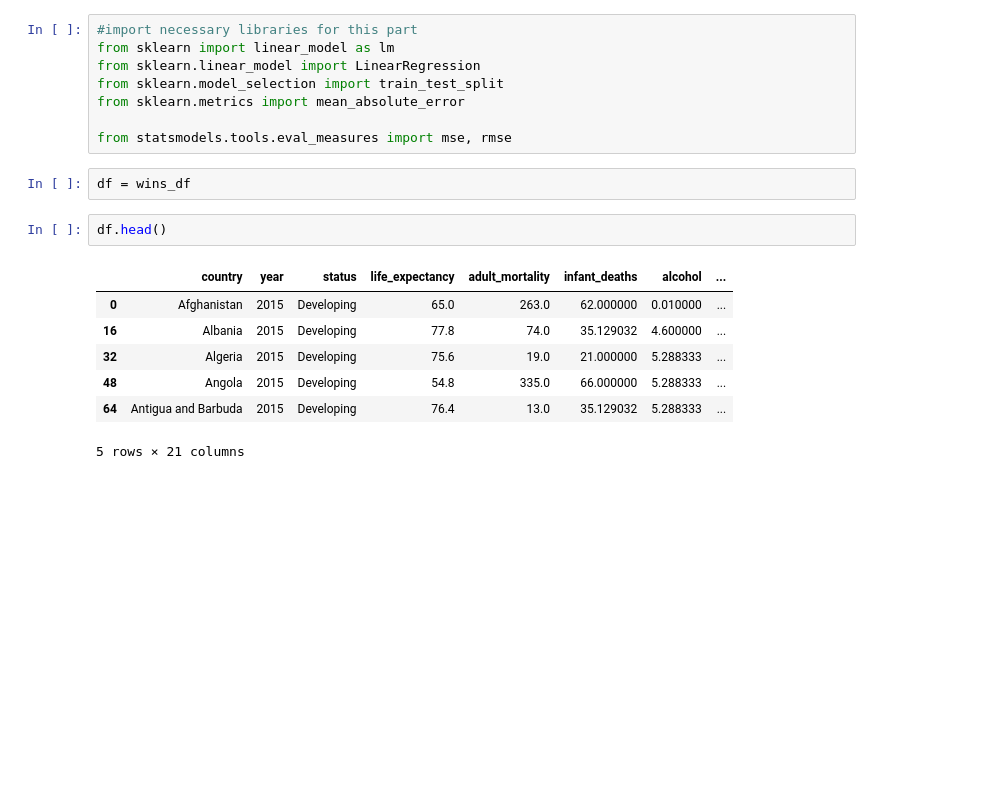
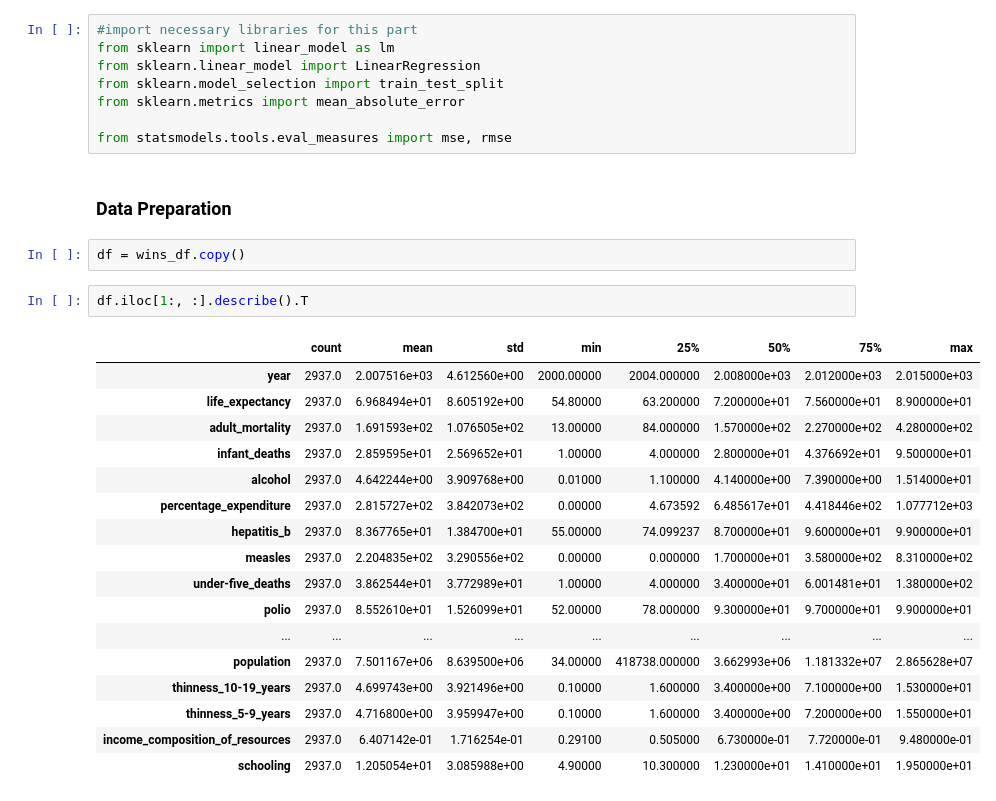
Before and after one commit to Dnezzhello/python_project, a Jupyter notebook: full_code.ipynb, the cells around one changed output. Saved outputs shown, nothing was run; the diff lists cells and outputs as text; blank space fills up the shorter version.

```diff
--- a/full_code.ipynb
+++ b/full_code.ipynb
@@ -543,15 +540,27 @@ from sklearn.model_selection import train_test_split
 from sklearn.metrics import mean_absolute_error
 
 from statsmodels.tools.eval_measures import mse, rmse
+# %% [markdown]
+### Data Preparation
 # %%
-df = wins_df
+df = wins_df.copy()
 # %%
-df.head()
+df.iloc[1:, :].describe().T
 # %% [output]
-|  | country | year | status | life_expectancy | adult_mortality | infant_deaths | alcohol | ... |
-| 0 | Afghanistan | 2015 | Developing | 65.0 | 263.0 | 62.000000 | 0.010000 | ... |
-| 16 | Albania | 2015 | Developing | 77.8 | 74.0 | 35.129032 | 4.600000 | ... |
-| 32 | Algeria | 2015 | Developing | 75.6 | 19.0 | 21.000000 | 5.288333 | ... |
-| 48 | Angola | 2015 | Developing | 54.8 | 335.0 | 66.000000 | 5.288333 | ... |
-| 64 | Antigua and Barbuda | 2015 | Developing | 76.4 | 13.0 | 35.129032 | 5.288333 | ... |
+|  | count | mean | std | min | 25% | 50% | 75% | max |
+| year | 2937.0 | 2.007516e+03 | 4.612560e+00 | 2000.00000 | 2004.000000 | 2.008000e+03 | 2.012000e+03 | 2.015000e+03 |
+| life_expectancy | 2937.0 | 6.968494e+01 | 8.605192e+00 | 54.80000 | 63.200000 | 7.200000e+01 | 7.560000e+01 | 8.900000e+01 |
+| adult_mortality | 2937.0 | 1.691593e+02 | 1.076505e+02 | 13.00000 | 84.000000 | 1.570000e+02 | 2.270000e+02 | 4.280000e+02 |
+| infant_deaths | 2937.0 | 2.859595e+01 | 2.569652e+01 | 1.00000 | 4.000000 | 2.800000e+01 | 4.376692e+01 | 9.500000e+01 |
+| alcohol | 2937.0 | 4.642244e+00 | 3.909768e+00 | 0.01000 | 1.100000 | 4.140000e+00 | 7.390000e+00 | 1.514000e+01 |
+| percentage_expenditure | 2937.0 | 2.815727e+02 | 3.842073e+02 | 0.00000 | 4.673592 | 6.485617e+01 | 4.418446e+02 | 1.077712e+03 |
+| hepatitis_b | 2937.0 | 8.367765e+01 | 1.384700e+01 | 55.00000 | 74.099237 | 8.700000e+01 | 9.600000e+01 | 9.900000e+01 |
+| measles | 2937.0 | 2.204835e+02 | 3.290556e+02 | 0.00000 | 0.000000 | 1.700000e+01 | 3.580000e+02 | 8.310000e+02 |
+| under-five_deaths | 2937.0 | 3.862544e+01 | 3.772989e+01 | 1.00000 | 4.000000 | 3.400000e+01 | 6.001481e+01 | 1.380000e+02 |
+| polio | 2937.0 | 8.552610e+01 | 1.526099e+01 | 52.00000 | 78.000000 | 9.300000e+01 | 9.700000e+01 | 9.900000e+01 |
+| ... | ... | ... | ... | ... | ... | ... | ... | ... |
+| population | 2937.0 | 7.501167e+06 | 8.639500e+06 | 34.00000 | 418738.000000 | 3.662993e+06 | 1.181332e+07 | 2.865628e+07 |
+| thinness_10-19_years | 2937.0 | 4.699743e+00 | 3.921496e+00 | 0.10000 | 1.600000 | 3.400000e+00 | 7.100000e+00 | 1.530000e+01 |
+| thinness_5-9_years | 2937.0 | 4.716800e+00 | 3.959947e+00 | 0.10000 | 1.600000 | 3.400000e+00 | 7.200000e+00 | 1.550000e+01 |
+| income_composition_of_resources | 2937.0 | 6.407142e-01 | 1.716254e-01 | 0.29100 | 0.505000 | 6.730000e-01 | 7.720000e-01 | 9.480000e-01 |
+| schooling | 2937.0 | 1.205054e+01 | 3.085988e+00 | 4.90000 | 10.300000 | 1.230000e+01 | 1.410000e+01 | 1.950000e+01 |
-5 rows × 21 columns
```
Also changed, not shown: parts of 27 cells of this notebook, 3 other files.
